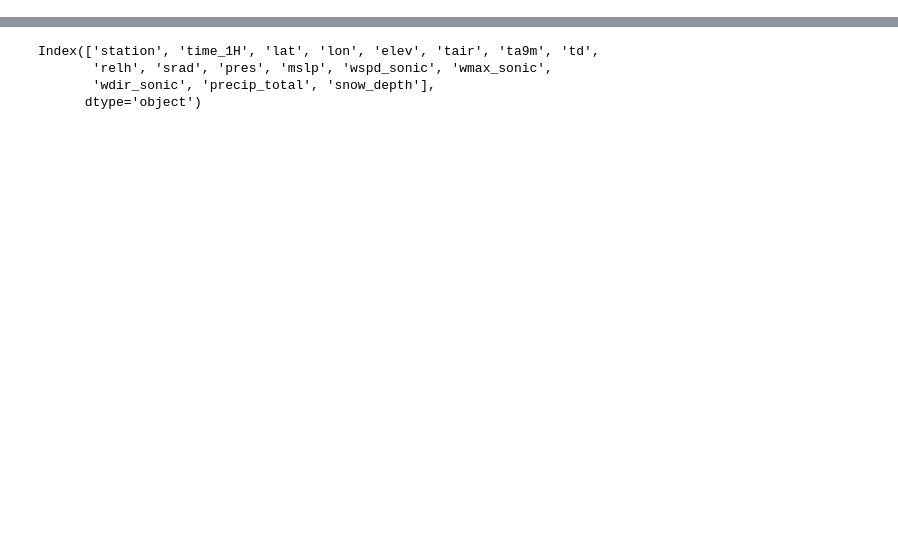
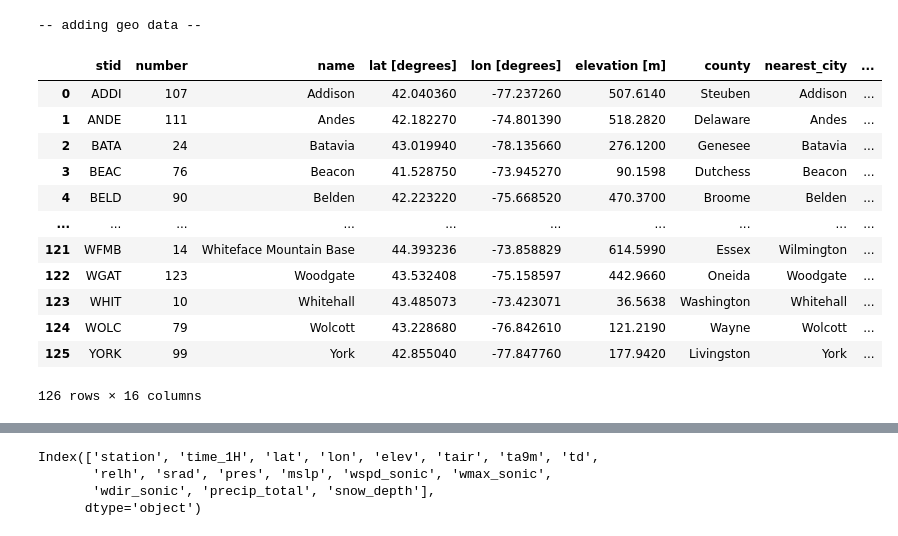
Before and after one commit to shmaronshmevans/nwp_bias, a Jupyter notebook: src/machine_learning/notebooks/emd.ipynb, the cells around one changed output, grey strips where cells are left out. Saved outputs shown, nothing was run; the diff lists cells and outputs as text; code cells hidden in the pictures; blank space fills up the shorter version.

```diff
--- a/src/machine_learning/notebooks/emd.ipynb
+++ b/src/machine_learning/notebooks/emd.ipynb
@@ -19,6 +19,26 @@ import plotly.io as pio
 from statistics import mean
 import statistics
 from dateutil.parser import parse
+# %%
+nysm_cats_path = "/home/aevans/nwp_bias/src/landtype/data/nysm.csv"
+
+nysm_cats_df = pd.read_csv(nysm_cats_path)
+nysm_cats_df
+# %% [output]
+-- adding geo data --
+|  | stid | number | name | lat [degrees] | lon [degrees] | elevation [m] | county | nearest_city | ... |
+| 0 | ADDI | 107 | Addison | 42.040360 | -77.237260 | 507.6140 | Steuben | Addison | ... |
+| 1 | ANDE | 111 | Andes | 42.182270 | -74.801390 | 518.2820 | Delaware | Andes | ... |
+| 2 | BATA | 24 | Batavia | 43.019940 | -78.135660 | 276.1200 | Genesee | Batavia | ... |
+| 3 | BEAC | 76 | Beacon | 41.528750 | -73.945270 | 90.1598 | Dutchess | Beacon | ... |
+| 4 | BELD | 90 | Belden | 42.223220 | -75.668520 | 470.3700 | Broome | Belden | ... |
+| ... | ... | ... | ... | ... | ... | ... | ... | ... | ... |
+| 121 | WFMB | 14 | Whiteface Mountain Base | 44.393236 | -73.858829 | 614.5990 | Essex | Wilmington | ... |
+| 122 | WGAT | 123 | Woodgate | 43.532408 | -75.158597 | 442.9660 | Oneida | Woodgate | ... |
+| 123 | WHIT | 10 | Whitehall | 43.485073 | -73.423071 | 36.5638 | Washington | Whitehall | ... |
+| 124 | WOLC | 79 | Wolcott | 43.228680 | -76.842610 | 121.2190 | Wayne | Wolcott | ... |
+| 125 | YORK | 99 | York | 42.855040 | -77.847760 | 177.9420 | Livingston | York | ... |
+126 rows × 16 columns
 # %%
 def load_nysm_data():
     # these parquet files are created by running "get_resampled_nysm_data.ipynb"
```
Also changed, not shown: 10 other files.
